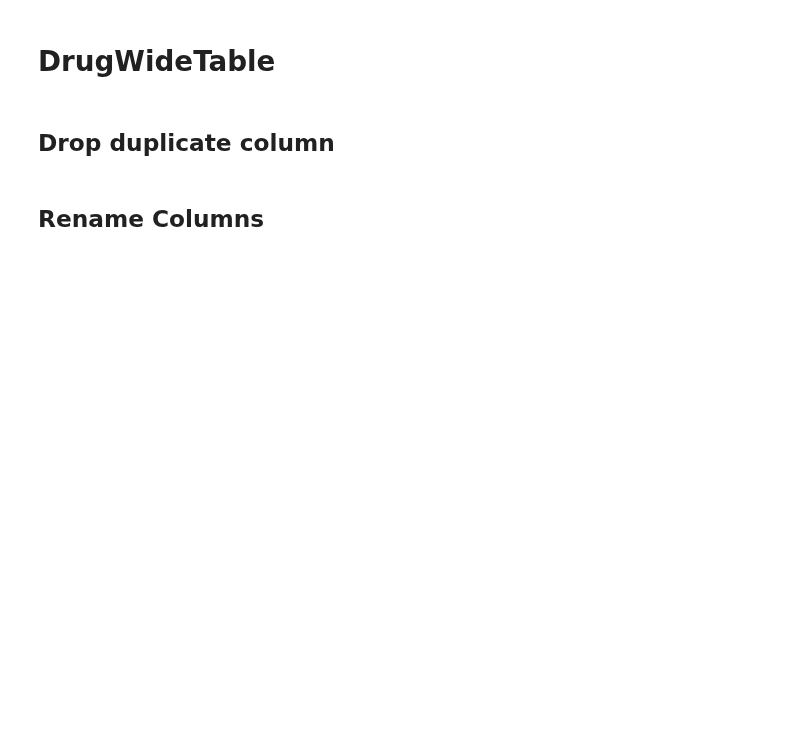
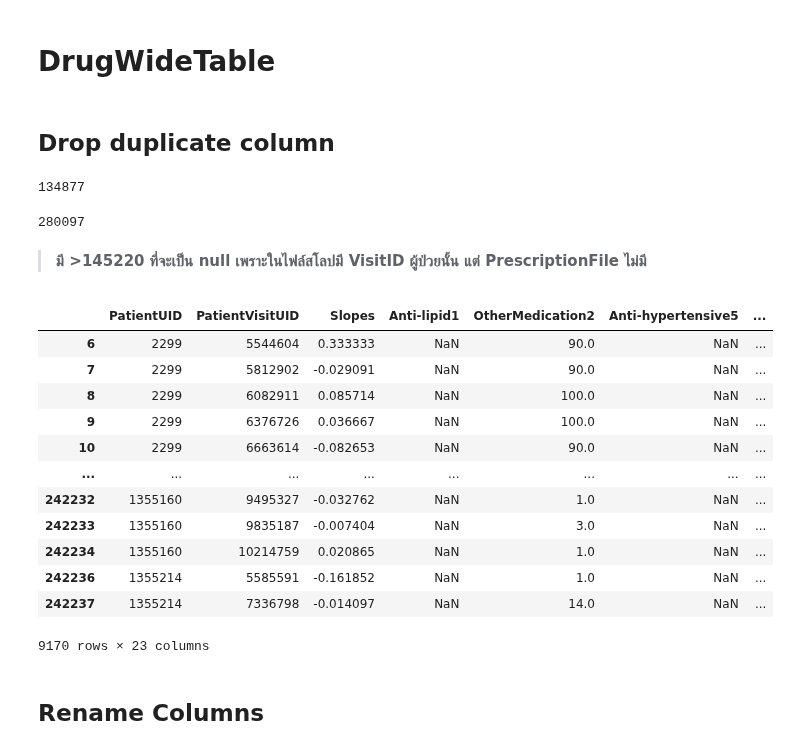
Before and after one commit to nxxk23/PROJECT, a Jupyter notebook: FileMedication.ipynb, the cells around one changed output. Cells and saved outputs as stored; diff of their text form; code cells hidden in the pictures; blank space fills up the shorter version.

```diff
--- a/FileMedication.ipynb
+++ b/FileMedication.ipynb
@@ -252,0 +253,26 @@ final_result
+# %%
+prescription['PatientVisitUID'].nunique()
+# %% [output]
+134877
+# %%
+data['PatientVisitUID'].nunique()
+# %% [output]
+280097
+# %% [markdown]
+> **มี >145220 ที่จะเป็น null เพราะในไฟล์สโลปมี VisitID ผู้ป่วยนั้น แต่ PrescriptionFile ไม่มี**
+# %%
+final_result[final_result['OtherMedication2'].notnull()]
+# %% [output]
+|  | PatientUID | PatientVisitUID | Slopes | Anti-lipid1 | OtherMedication2 | Anti-hypertensive5 | ... |
+| 6 | 2299 | 5544604 | 0.333333 | NaN | 90.0 | NaN | ... |
+| 7 | 2299 | 5812902 | -0.029091 | NaN | 90.0 | NaN | ... |
+| 8 | 2299 | 6082911 | 0.085714 | NaN | 100.0 | NaN | ... |
+| 9 | 2299 | 6376726 | 0.036667 | NaN | 100.0 | NaN | ... |
+| 10 | 2299 | 6663614 | -0.082653 | NaN | 90.0 | NaN | ... |
+| ... | ... | ... | ... | ... | ... | ... | ... |
+| 242232 | 1355160 | 9495327 | -0.032762 | NaN | 1.0 | NaN | ... |
+| 242233 | 1355160 | 9835187 | -0.007404 | NaN | 3.0 | NaN | ... |
+| 242234 | 1355160 | 10214759 | 0.020865 | NaN | 1.0 | NaN | ... |
+| 242236 | 1355214 | 5585591 | -0.161852 | NaN | 1.0 | NaN | ... |
+| 242237 | 1355214 | 7336798 | -0.014097 | NaN | 14.0 | NaN | ... |
+9170 rows × 23 columns
```
Also changed, not shown: parts of 13 cells of this notebook.
